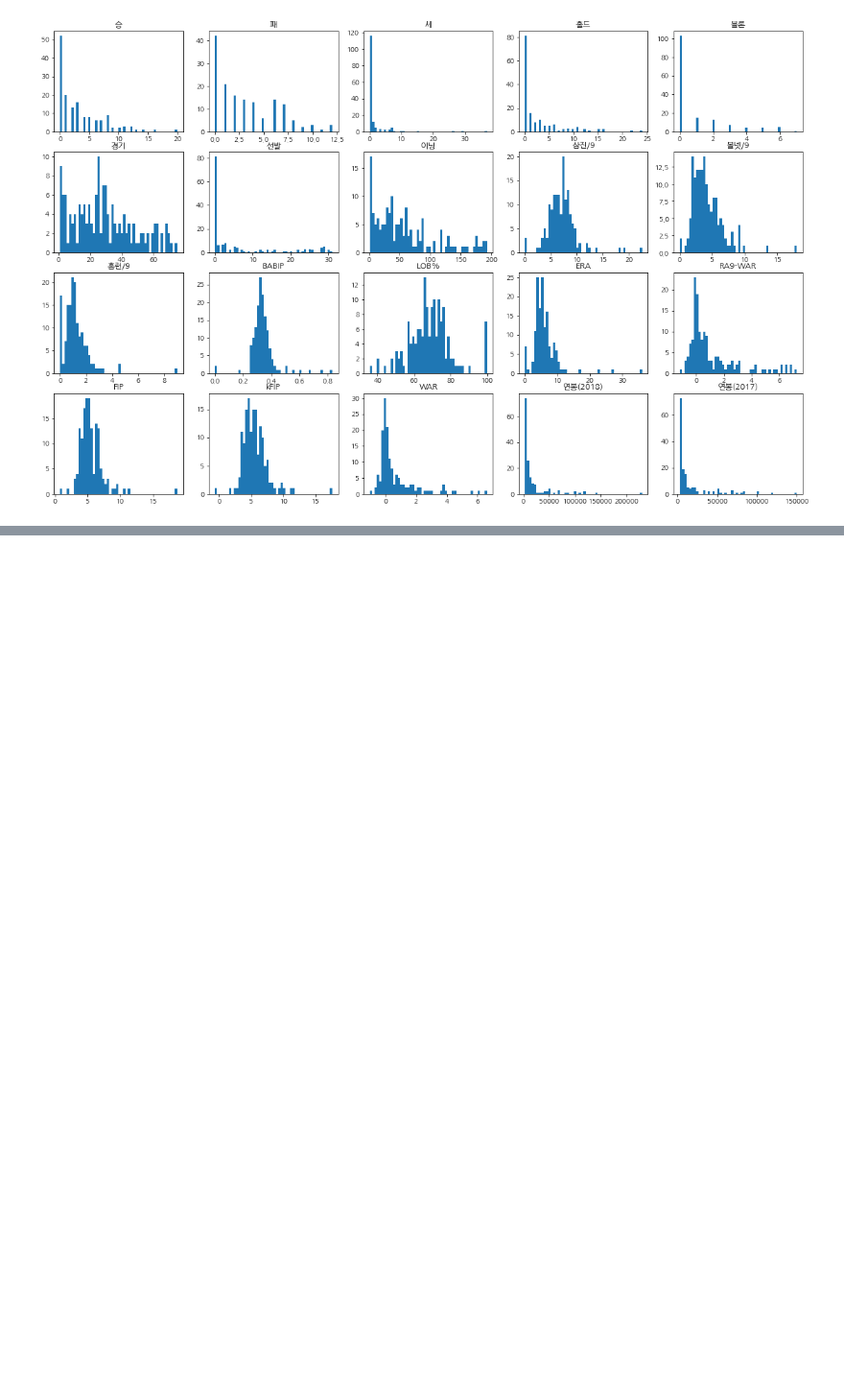
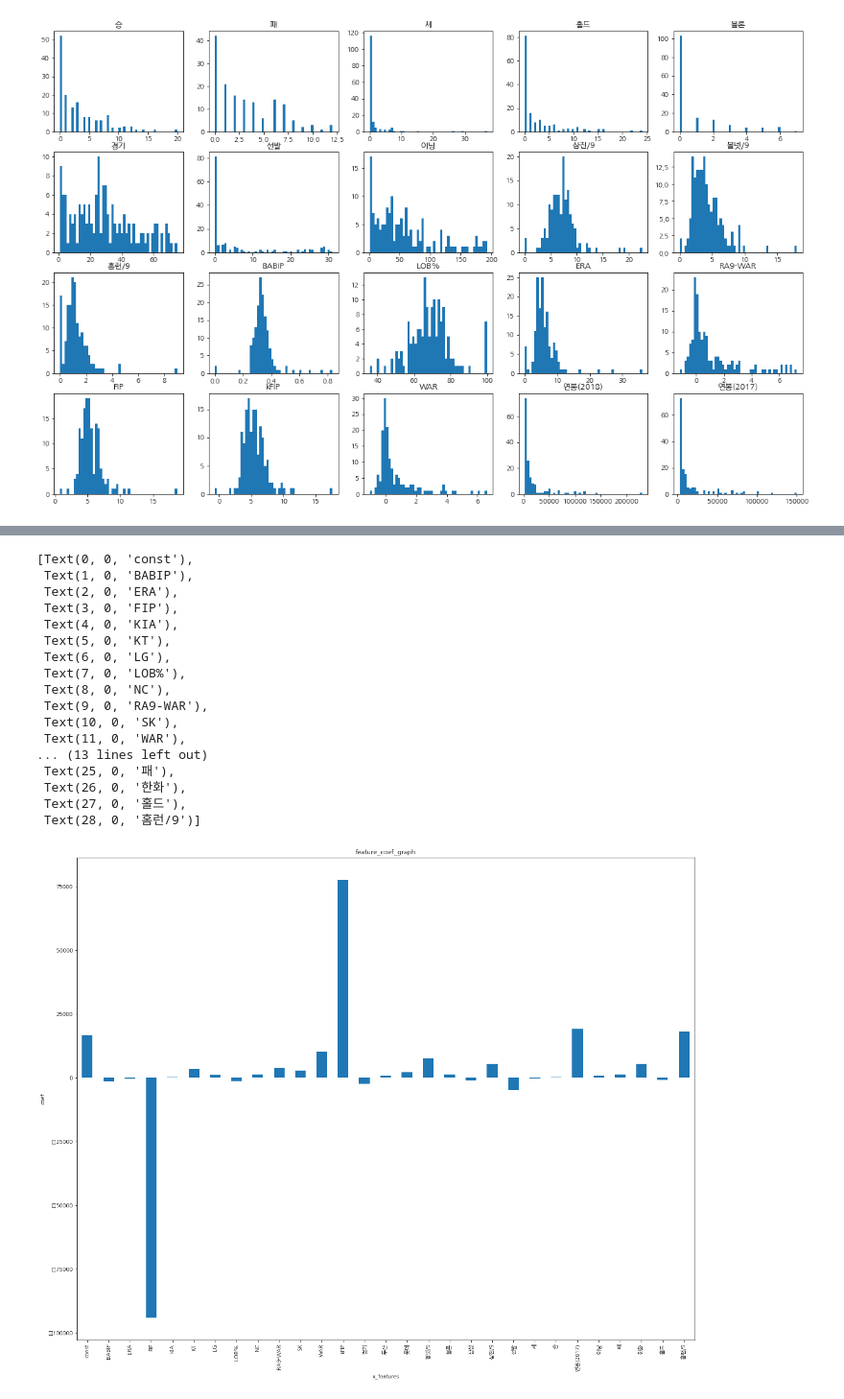
Before and after one commit to junhuyk96/DataAnalysis, a Jupyter notebook: 프로야구선수의다음해연봉예측하기.ipynb, the cells around one changed output, grey strips where cells are left out. Shown: that part at 96% size. Saved outputs shown, nothing was run; the diff lists cells and outputs as text; code cells hidden in the pictures; blank space fills up the shorter version.

```diff
--- a/프로야구선수의다음해연봉예측하기.ipynb
+++ b/프로야구선수의다음해연봉예측하기.ipynb
@@ -96,0 +107,7 @@ plot_hist_each_column(picher_features_df)
+# %%
+### 피처들의 단위 맞춰주기: 원-핫 인코딩
+# 팀명 피처를 원-핫 인코딩으로 변환한다.
+team_encoding = pd.get_dummies(picher_df['팀명'])
+picher_df = picher_df.drop('팀명', axis=1)
+picher_df = picher_df.join(team_encoding)
+team_encoding.head(5)
@@ -96,0 +121,12 @@ plot_hist_each_column(picher_features_df)
+# %%
+### 회귀 분석을 위한 학습, 테스트 데이터셋 분리
+from sklearn import linear_model
+from sklearn.model_selection import train_test_split
+from sklearn.metrics import mean_squared_error
+from math import sqrt
+
+# 학습 데이터와 테스트 데이터로 분리한다.
+X = picher_df[picher_df.columns.difference(['선수명', 'y'])]
+y = picher_df['y']
+X_train, X_test, y_train, y_test = train_test_split(X, y, test_size=0.2,
+                                                   random_state=19)
@@ -96,0 +149,8 @@ plot_hist_each_column(picher_features_df)
+# %%
+### 어떤 피처가 가장 영향력이 강한 피처일까
+import statsmodels.api as sm
+
+# statsmodel 라이브러리로 회귀 분석을 수행한다.
+X_train = sm.add_constant(X_train)
+model = sm.OLS(y_train, X_train).fit()
+model.summary()
@@ -96,0 +192,36 @@ plot_hist_each_column(picher_features_df)
+# %%
+### 어떤 피처가 가장 영향력이 강한 피처일까
+plt.rcParams['figure.figsize'] = [20, 16]
+
+# 회귀 계수를 리스트로 반환한다.
+coefs = model.params.tolist()
+coefs_series = pd.Series(coefs)
+
+# 변수명을 리스트로 반환한다.
+x_labels = model.params.index.tolist()
+
+# 회귀 계수를 출력한다.
+ax = coefs_series.plot(kind = 'bar')
+ax.set_title('feature_coef_graph')
+ax.set_xlabel('x_features')
+ax.set_ylabel('coef')
+ax.set_xticklabels(x_labels)
+# %% [output]
+[Text(0, 0, 'const'),
+ Text(1, 0, 'BABIP'),
+ Text(2, 0, 'ERA'),
+ Text(3, 0, 'FIP'),
+ Text(4, 0, 'KIA'),
+ Text(5, 0, 'KT'),
+ Text(6, 0, 'LG'),
+ Text(7, 0, 'LOB%'),
+ Text(8, 0, 'NC'),
+ Text(9, 0, 'RA9-WAR'),
+ Text(10, 0, 'SK'),
+ Text(11, 0, 'WAR'),
+... (13 lines left out)
+ Text(25, 0, '패'),
+ Text(26, 0, '한화'),
+ Text(27, 0, '홀드'),
+ Text(28, 0, '홈런/9')]
+[figure, added]
```
Also changed, not shown: parts of 12 cells of this notebook.
